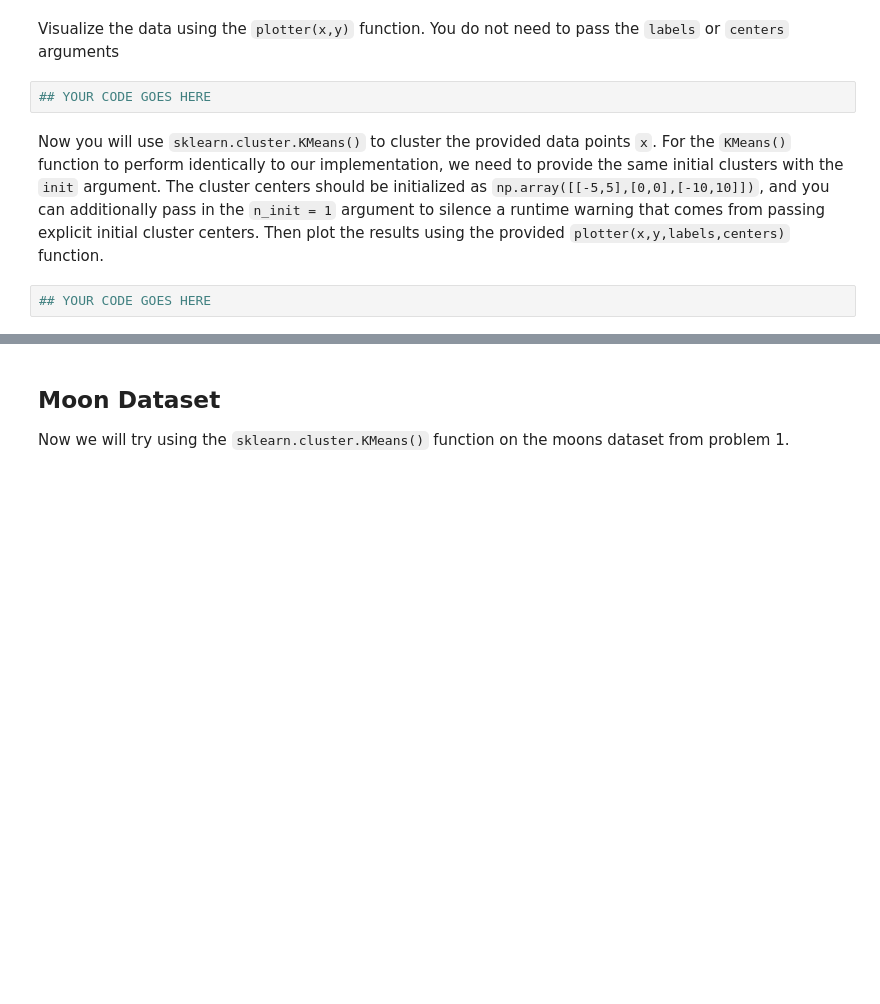
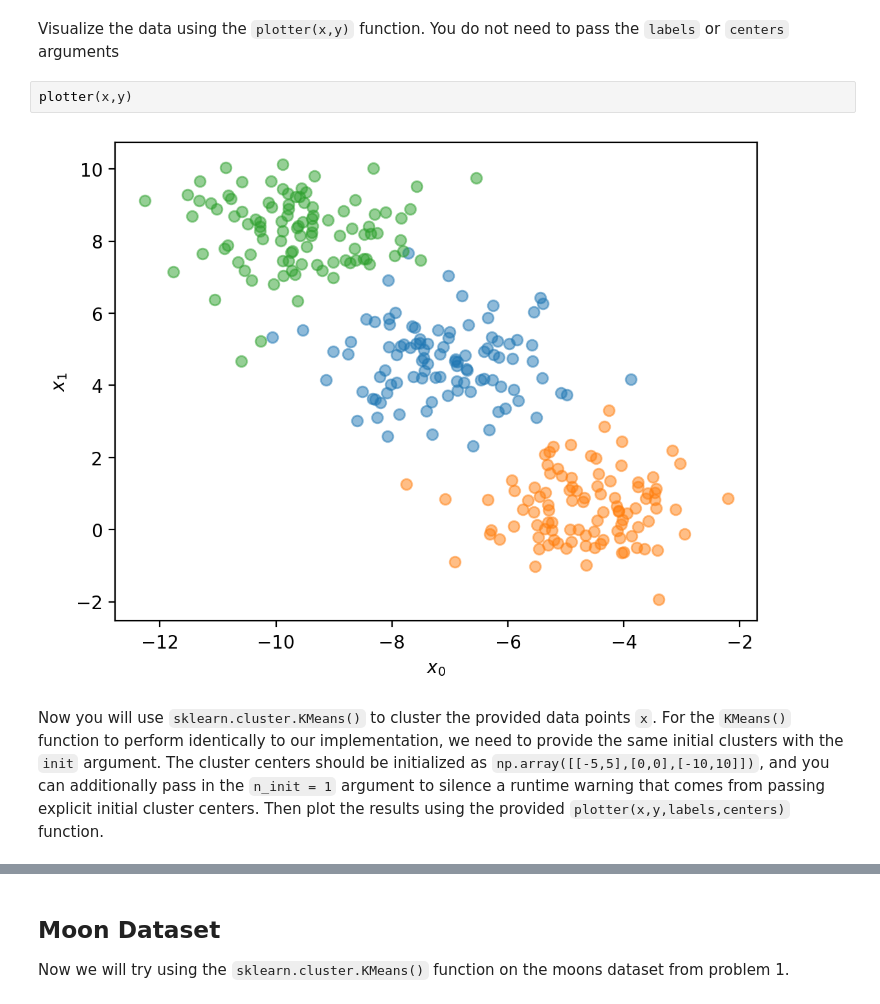
Before and after one commit to judson35/AI-ML, a Jupyter notebook: HW11/M11-L1-P2.ipynb, the cells around one changed output, grey strips where cells are left out. Saved outputs shown, nothing was run; the diff lists cells and outputs as text; blank space fills up the shorter version.

```diff
--- a/HW11/M11-L1-P2.ipynb
+++ b/HW11/M11-L1-P2.ipynb
@@ -34,9 +34,9 @@ We will use `sklearn.datasets.make_blobs()` to generate the dataset. The `random
 x, y = make_blobs(n_samples = 300, n_features = 2, random_state = 12)
 # %% [markdown]
 Visualize the data using the `plotter(x,y)` function. You do not need to pass the `labels` or `centers` arguments
-# %%
-## YOUR CODE GOES HERE
+# %%
+plotter(x,y)
+# %% [output]
+[figure, added]
 # %% [markdown]
 Now you will use `sklearn.cluster.KMeans()` to cluster the provided data points `x`. For the `KMeans()` function to perform identically to our implementation, we need to provide the same initial clusters with the `init` argument. The cluster centers should be initialized as `np.array([[-5,5],[0,0],[-10,10]])`, and you can additionally pass in the `n_init = 1` argument to silence a runtime warning that comes from passing explicit initial cluster centers. Then plot the results using the provided `plotter(x,y,labels,centers)` function.
-# %%
-## YOUR CODE GOES HERE
```
Also changed, not shown: parts of 5 cells of this notebook, 1 other file.
